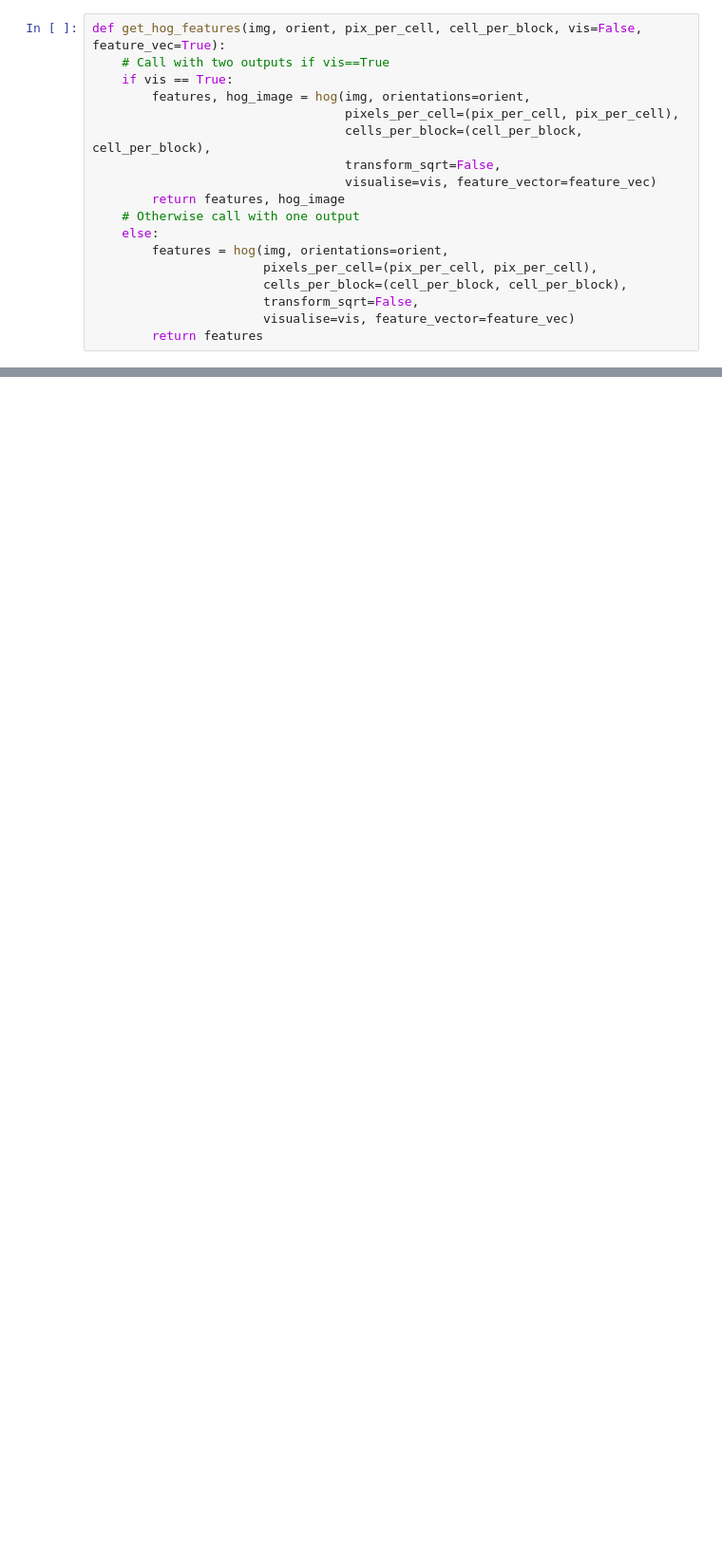
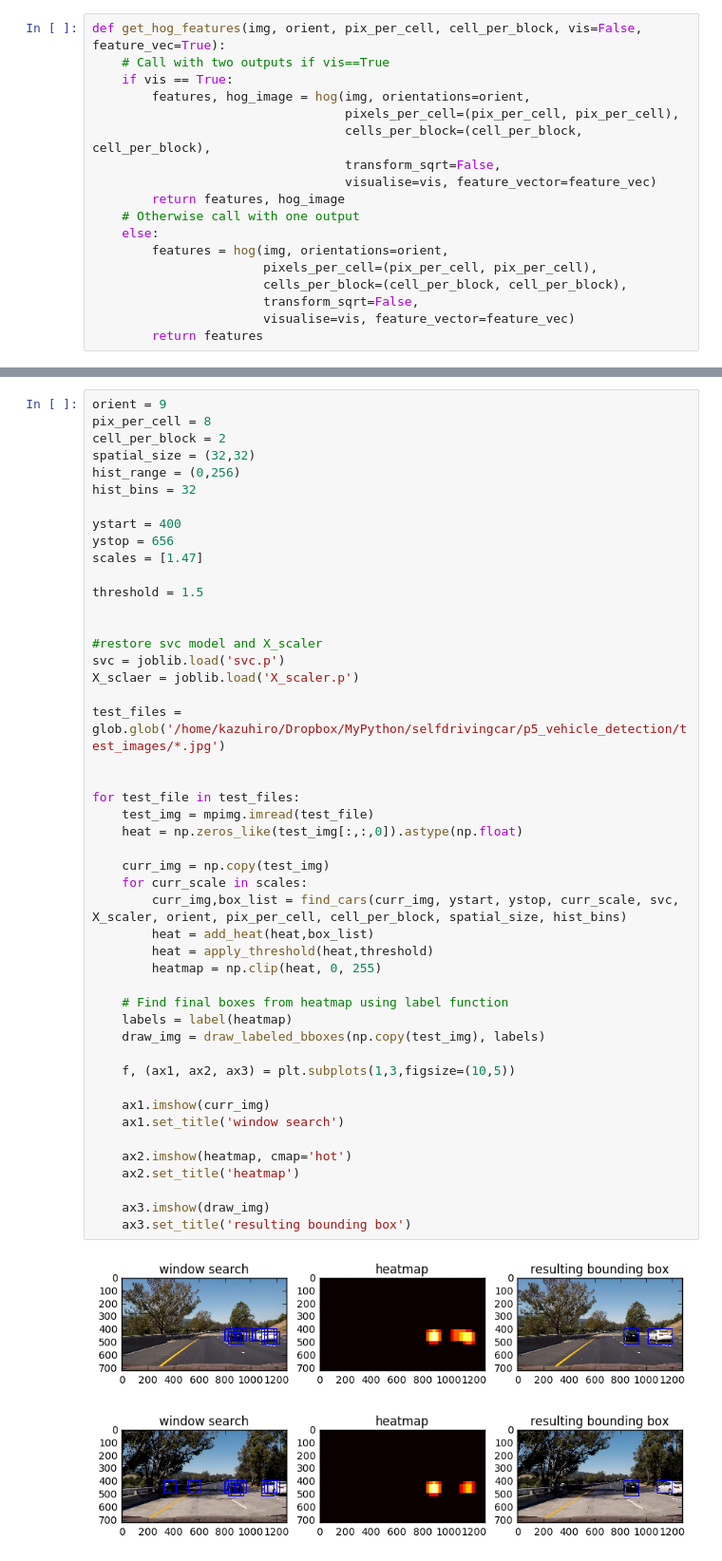
Before and after one commit to kazpot/UDACITY_Vehicle_Detection, a Jupyter notebook: p5_submit.ipynb, the cells around one changed output, grey strips where cells are left out. Shown at 95% size. Saved outputs shown, nothing was run; the diff lists cells and outputs as text; blank space fills up the shorter version.

```diff
--- a/p5_submit.ipynb
+++ b/p5_submit.ipynb
@@ -113,0 +370,50 @@ ax4.set_title('Non-Car Ch-1 Hog',fontsize=15)
+# %%
+orient = 9
+pix_per_cell = 8
+cell_per_block = 2
+spatial_size = (32,32)
+hist_range = (0,256)
+hist_bins = 32
+
+ystart = 400
+ystop = 656
+scales = [1.47]
+
+threshold = 1.5
+
+
+#restore svc model and X_scaler
+svc = joblib.load('svc.p')
+X_sclaer = joblib.load('X_scaler.p')
+
+test_files = glob.glob('/home/kazuhiro/Dropbox/MyPython/selfdrivingcar/p5_vehicle_detection/test_images/*.jpg')
+
+
+for test_file in test_files:
+    test_img = mpimg.imread(test_file)
+    heat = np.zeros_like(test_img[:,:,0]).astype(np.float)
+
+    curr_img = np.copy(test_img)
+    for curr_scale in scales:
+        curr_img,box_list = find_cars(curr_img, ystart, ystop, curr_scale, svc, X_scaler, orient, pix_per_cell, cell_per_block, spatial_size, hist_bins)
+        heat = add_heat(heat,box_list)
+        heat = apply_threshold(heat,threshold)
+        heatmap = np.clip(heat, 0, 255)
+
+    # Find final boxes from heatmap using label function
+    labels = label(heatmap)
+    draw_img = draw_labeled_bboxes(np.copy(test_img), labels)
+
+    f, (ax1, ax2, ax3) = plt.subplots(1,3,figsize=(10,5))
+
+    ax1.imshow(curr_img)
+    ax1.set_title('window search')
+
+    ax2.imshow(heatmap, cmap='hot')
+    ax2.set_title('heatmap')
+
+    ax3.imshow(draw_img)
+    ax3.set_title('resulting bounding box')
+# %% [output]
+[figure, added]
+[figure, added]
```
Also changed, not shown: parts of 19 cells of this notebook, 5 other files.
